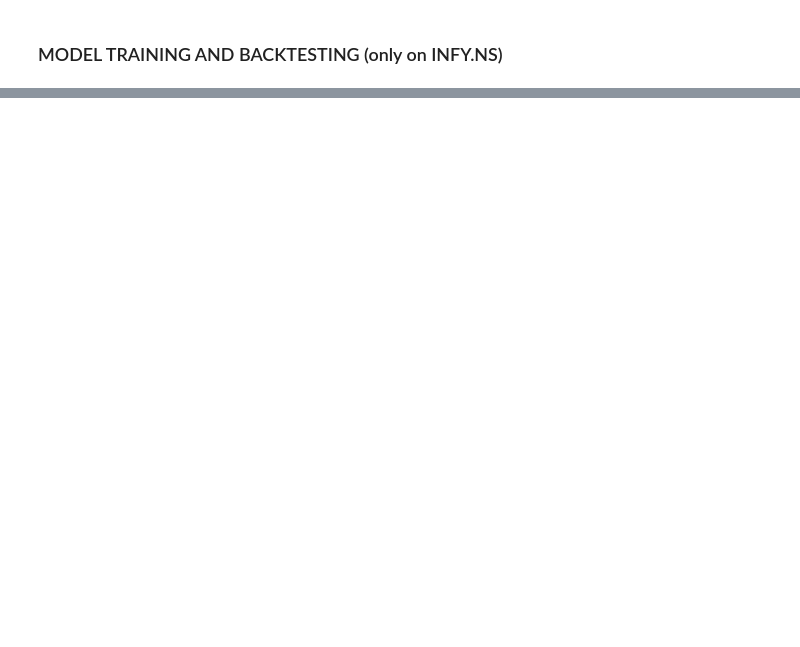
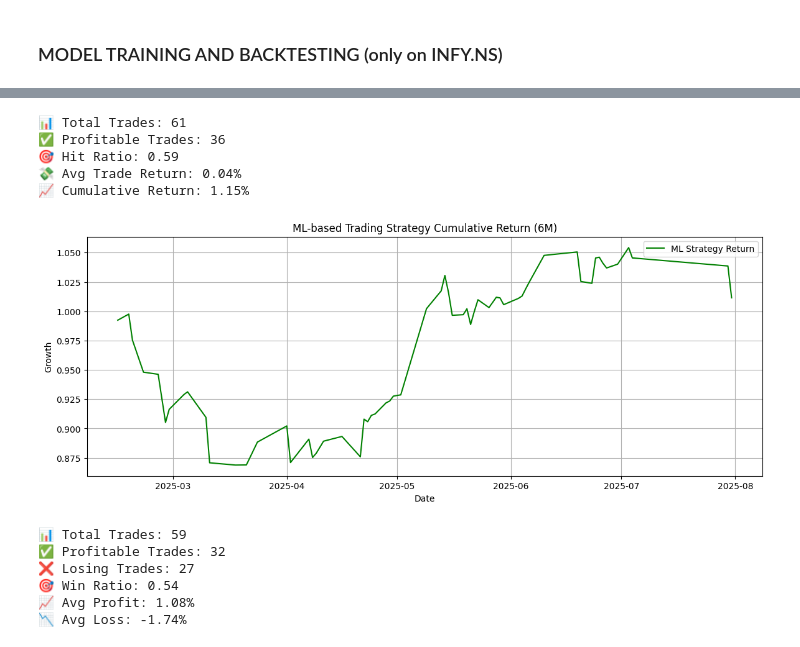
Before and after one commit to ayushcodes13/Algo-Trading-System-with-ML-Automation, a Jupyter notebook: xgboost.ipynb, the cells around one changed output, grey strips where cells are left out. Cells and saved outputs as stored; diff of their text form; code cells hidden in the pictures; blank space fills up the shorter version.

```diff
--- a/xgboost.ipynb
+++ b/xgboost.ipynb
@@ -542,0 +622,67 @@ print(f"📉 Avg Loss: {round(avg_loss * 100, 2)}%")
+# %%
+# Simulate Trading Based on ML Predictions ===
+backtest_df = processed_infy.loc[X_backtest.index].copy()
+backtest_df["ML_Prediction"] = y_pred
+backtest_df["Buy_Price"] = backtest_df["Close"].where(backtest_df["ML_Prediction"] == 1)
+backtest_df["Sell_Price"] = backtest_df["Close"].shift(-1).where(backtest_df["ML_Prediction"] == 1)
+
+backtest_df["Trade_Return"] = (backtest_df["Sell_Price"] - backtest_df["Buy_Price"]) / backtest_df["Buy_Price"]
+backtest_df = backtest_df.dropna(subset=["Trade_Return"])
+
+# Trade Metrics ===
+total_trades = len(backtest_df)
+profitable_trades = (backtest_df["Trade_Return"] > 0).sum()
+avg_return = backtest_df["Trade_Return"].mean()
+hit_ratio = profitable_trades / total_trades
+cumulative_return = (1 + backtest_df["Trade_Return"]).prod() - 1
+
+print(f"\n📊 Total Trades: {total_trades}")
+print(f"✅ Profitable Trades: {profitable_trades}")
+print(f"🎯 Hit Ratio: {round(hit_ratio, 2)}")
+print(f"💸 Avg Trade Return: {round(avg_return*100, 2)}%")
+print(f"📈 Cumulative Return: {round(cumulative_return*100, 2)}%")
+# %% [output]
+📊 Total Trades: 61
+✅ Profitable Trades: 36
+🎯 Hit Ratio: 0.59
+💸 Avg Trade Return: 0.04%
+📈 Cumulative Return: 1.15%
+# %%
+# === Step 7: Visualize Cumulative Return ===
+plt.figure(figsize=(14, 5))
+plt.plot(backtest_df.index, (1 + backtest_df["Trade_Return"]).cumprod(), label="ML Strategy Return", color='green')
+plt.title("ML-based Trading Strategy Cumulative Return (6M)")
+plt.xlabel("Date")
+plt.ylabel("Growth")
+plt.grid(True)
+plt.legend()
+plt.show()
+# %% [output]
+[figure, added]
+# %%
+# === Step 8: Profit vs Loss Summary ===
+df_recent = processed_infy[last_6mo].copy()
+df_recent["Predicted"] = best_model.predict(df_recent[features])
+df_recent["Trade_Return"] = df_recent["Close"].pct_change().shift(-1)
+
+profitable_trades = df_recent[(df_recent["Predicted"] == 1) & (df_recent["Target"] == 1)]
+losing_trades = df_recent[(df_recent["Predicted"] == 1) & (df_recent["Target"] == 0)]
+
+total_trades = len(profitable_trades) + len(losing_trades)
+win_ratio = len(profitable_trades) / total_trades if total_trades > 0 else 0
+avg_profit = profitable_trades["Trade_Return"].mean()
+avg_loss = losing_trades["Trade_Return"].mean()
+
+print(f"\n📊 Total Trades: {total_trades}")
+print(f"✅ Profitable Trades: {len(profitable_trades)}")
+print(f"❌ Losing Trades: {len(losing_trades)}")
+print(f"🎯 Win Ratio: {round(win_ratio, 2)}")
+print(f"📈 Avg Profit: {round(avg_profit * 100, 2)}%")
+print(f"📉 Avg Loss: {round(avg_loss * 100, 2)}%")
+# %% [output]
+📊 Total Trades: 59
+✅ Profitable Trades: 32
+❌ Losing Trades: 27
+🎯 Win Ratio: 0.54
+📈 Avg Profit: 1.08%
+📉 Avg Loss: -1.74%
```
Also changed, not shown: parts of 17 cells of this notebook.
